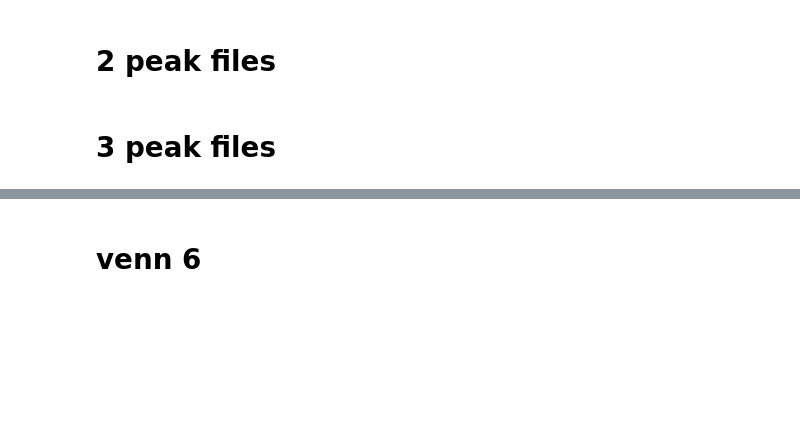
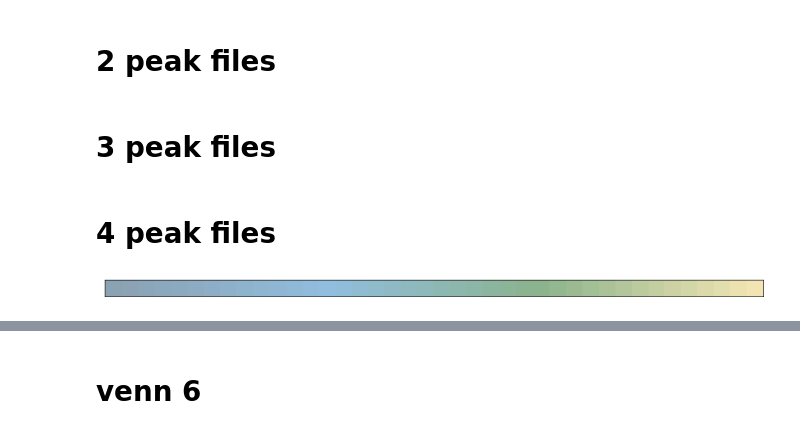
Before and after one commit to Reemann/Bioinformatics_analysis, a Jupyter notebook: statistic_plots/vennplot_peak.ipynb, the cells around one changed output, grey strips where cells are left out. Saved outputs shown, nothing was run; the diff lists cells and outputs as text; code cells hidden in the pictures; blank space fills up the shorter version.

```diff
--- a/statistic_plots/vennplot_peak.ipynb
+++ b/statistic_plots/vennplot_peak.ipynb
@@ -186,3 +186,19 @@ peak_overlap_venn3(
     col2='#8DA58E',
     col3='#92B2CB',
     output_file='/mnt/Storage/home/wangyiman/fitCUTRUN/revision_1/analysis/figures/Fig4_Venn3_reduceInput_Nanog.pdf')
+# %% [markdown]
+# 4 peak files
+# %%
+from colour import Color
+from matplotlib.colors import LinearSegmentedColormap
+def make_Ramp( ramp_colors ):
+    color_ramp = LinearSegmentedColormap.from_list( 'my_list', [ Color( c1 ).rgb for c1 in ramp_colors ] )
+    plt.figure( figsize = (15,3))
+    plt.imshow( [list(np.arange(0, len( ramp_colors ) , 0.1)) ] , interpolation='nearest', origin='lower', cmap= color_ramp )
+    plt.xticks([])
+    plt.yticks([])
+    return color_ramp
+# %%
+my_cmap_4 = make_Ramp(['#8BA2B2', '#91BEDF', '#8BB38D', '#F4E6B3'])
+# %% [output]
+[figure, added]
```
Also changed, not shown: parts of 2 cells of this notebook, 1 other file.
